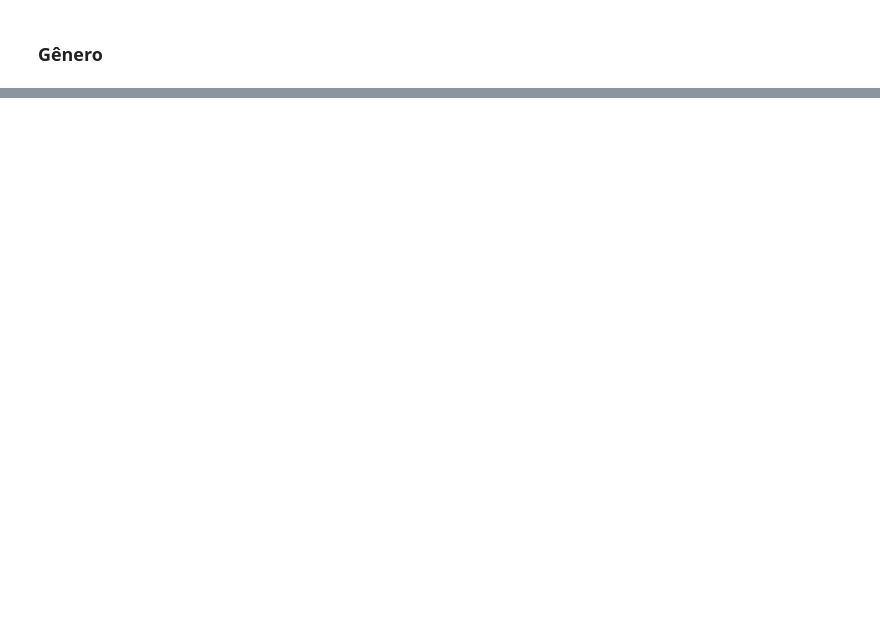
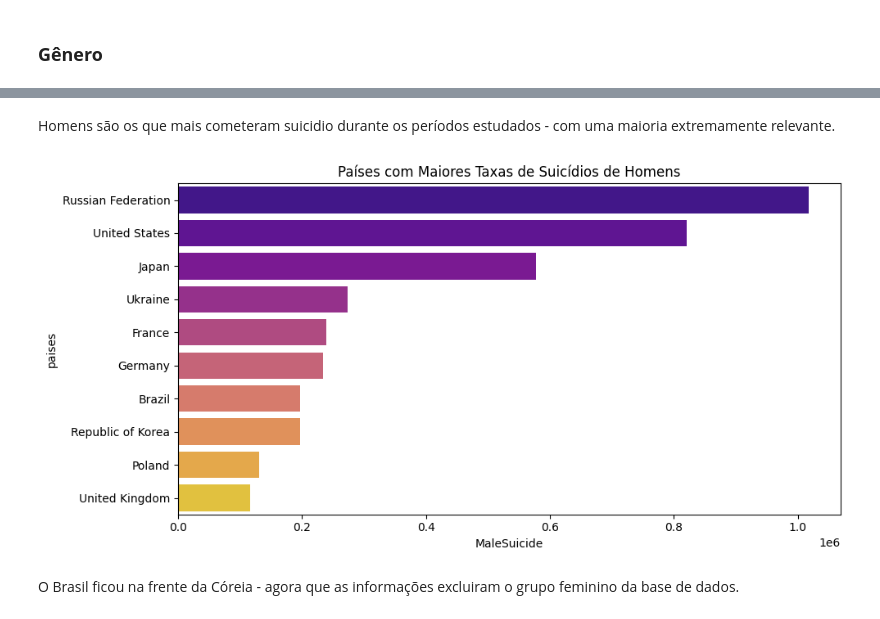
Before and after one commit to Lfagundesnetto/MVP1_Sprint_1_PUC_2023_Leticia-Netto, a Jupyter notebook: MVP1_LeticiaNetto.ipynb, the cells around one changed output, grey strips where cells are left out. Cells and saved outputs as stored; diff of their text form; code cells hidden in the pictures; blank space fills up the shorter version.

```diff
--- a/MVP1_LeticiaNetto.ipynb
+++ b/MVP1_LeticiaNetto.ipynb
@@ -325,0 +330,28 @@ pgnd.plot.pie(autopct='%1.1f%%', title='Porcentagem de Suicídios por Sexo.')
+# %% [markdown]
+Homens são os que mais cometeram suicidio durante os períodos estudados - com uma maioria extremamente relevante.
+# %%
+#plotando o grafico - paises com as maiores taxas suicidios de homens
+
+df_ma = df[df['Gender']=='male']  #criando base de dados só com homens
+
+
+
+MaleSuicide = []
+for paises in df_ma.Country.unique():
+    MaleSuicide.append(sum(df_ma[df_ma['Country'] == paises].SuicidesNo))  #sumário dos países
+
+MaleSuicide = pd.DataFrame(MaleSuicide, columns = ['MaleSuicide'])
+paises = pd.DataFrame(df_ma.Country.unique(), columns = ['paises'])
+SuicidesNo = pd.concat([MaleSuicide, paises], axis = 1)
+
+SuicidesNo = SuicidesNo.sort_values(by = 'MaleSuicide', ascending = False) #colocar em ordem decrescente
+
+fig, ax = plt.subplots(figsize = (10,5))
+sns.barplot(y = SuicidesNo.paises[:10], x = SuicidesNo.MaleSuicide[:10], palette='plasma') #5 países com as maiores taxas
+
+plt.title('Países com Maiores Taxas de Suicídios de Homens')
+plt.tight_layout()
+# %% [output]
+[figure, added]
+# %% [markdown]
+O Brasil ficou na frente da Córeia - agora que as informações excluiram o grupo feminino da base de dados.
```
Also changed, not shown: parts of 5 cells of this notebook.
